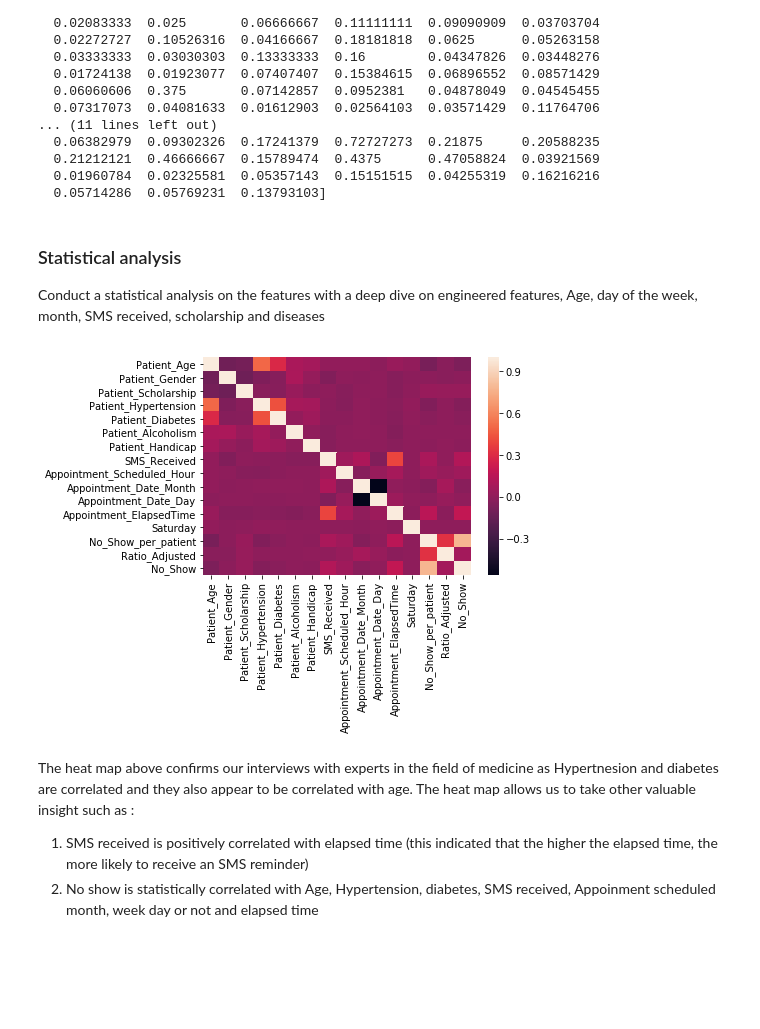
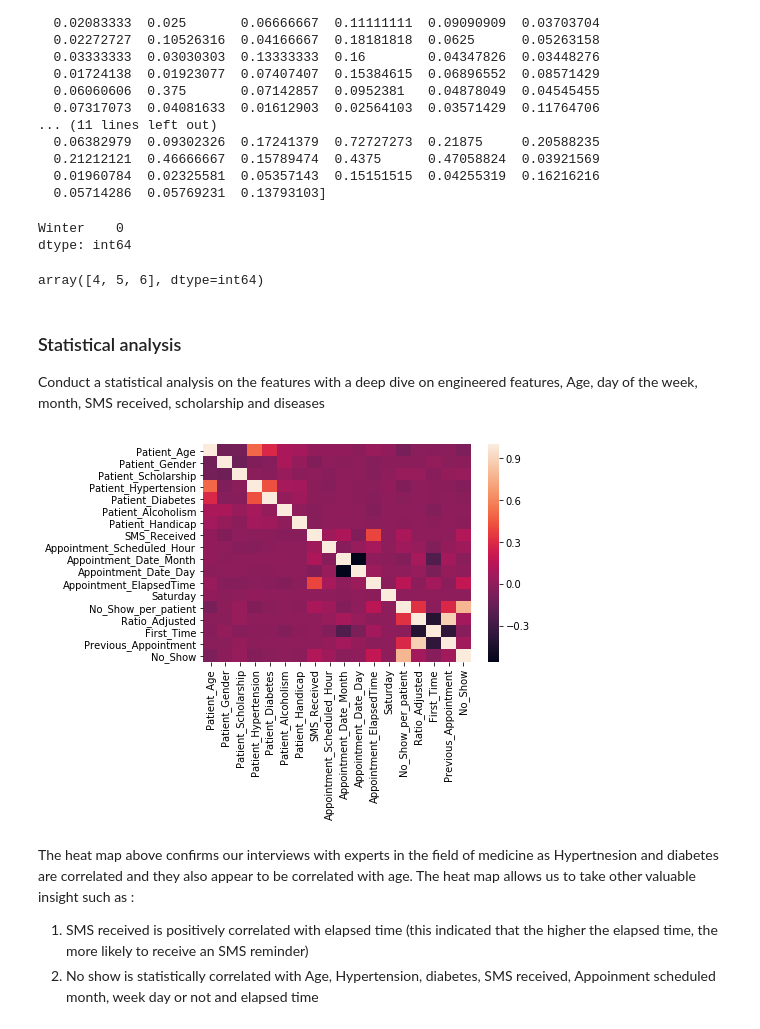
Before and after one commit to marwanmaalouf/EECE633_Project, a Jupyter notebook: EECE633_Python.ipynb, the cells around one changed output. Drawn from its saved outputs; the diff is of its cells as text; code cells hidden in the pictures; blank space fills up the shorter version.

```diff
--- a/EECE633_Python.ipynb
+++ b/EECE633_Python.ipynb
@@ -287,22 +289,71 @@ print(data['Ratio_Adjusted'].unique())
   0.21212121  0.46666667  0.15789474  0.4375      0.47058824  0.03921569
   0.01960784  0.02325581  0.05357143  0.15151515  0.04255319  0.16216216
   0.05714286  0.05769231  0.13793103]
+# %%
+winter_season = [1, 2, 10, 11, 12]
+def computeSeason(row):
+    month = row['Appointment_Date_Month']
+    if(month in winter_season):
+        return 1
+    else:
+        return 0
+
+data['Winter'] = data.apply(computeSeason, axis= 1)
+print(data[['Winter']].sum())
+# %% [output]
+Winter    0
+dtype: int64
+# %%
+data['Appointment_Date_Month'].unique()
+# %% [output]
+array([4, 5, 6], dtype=int64)
+# %%
+def firstAppointment(row):
+    patient_id = row['Patient_ID']
+    appointment_date = row['Appointment_Date']
+    temp = data[data['Patient_ID'] == patient_id]
+    temp = temp[temp.Appointment_Date < appointment_date]
+    if temp.empty:
+        return 1
+    else:
+        return 0
+
+data['First_Time'] = data.apply(firstAppointment, axis= 1)
+data['First_Time'] = data[['First_Time']].astype(np.int64)
+# %%
+def previousAppointment(row):
+    patient_id = row['Patient_ID']
+    first_time = row['First_Time']
+    if(first_time == 1):
+        return 0
+    appointment_date = row['Appointment_Date']
+    temp = data[data['Patient_ID'] == patient_id]
+    temp = temp[temp.Appointment_Date < appointment_date]
+    if temp.empty:
+        return 1
+    else:
+        temp = temp.sort_values('Appointment_Date', ascending=0)
+        return temp['No_Show'].iloc[0]
+
+data['Previous_Appointment'] = data.apply(previousAppointment, axis= 1)
+data['Previous_Appointment'] = data[['Previous_Appointment']].astype(np.int64)
 # %% [markdown]
 ### Statistical analysis
 Conduct a statistical analysis on the features with a deep dive on engineered features, Age, day of the week, month, SMS received, scholarship and diseases
 # %%
 def corrolationMap(data, columns):
     temp = data[columns]
     sns.heatmap(temp.corr())
     plt.show()
 
 
 predictors = ['Patient_Age', 'Patient_Gender', 'Patient_Scholarship', 'Patient_Hypertension', 'Patient_Diabetes',
               'Patient_Alcoholism', 'Patient_Handicap', 'SMS_Received', 'Appointment_Scheduled_Hour', 'Appointment_Date_Month',
-              'Appointment_Date_Day', 'Appointment_ElapsedTime', 'Saturday','No_Show_per_patient', 'Ratio_Adjusted', 'No_Show']
+              'Appointment_Date_Day', 'Appointment_ElapsedTime', 'Saturday','No_Show_per_patient', 'Ratio_Adjusted',
+              'First_Time', 'Previous_Appointment', 'No_Show']
 corrolationMap(data, predictors)
 # %% [output]
-[figure, old version]
+[figure, new version]
 # %% [markdown]
 The heat map above confirms our interviews with experts in the field of medicine as Hypertnesion and diabetes are correlated and they also appear to be correlated with age.
 The heat map allows us to take other valuable insight such as :
```
Also changed, not shown: parts of 22 cells of this notebook.
